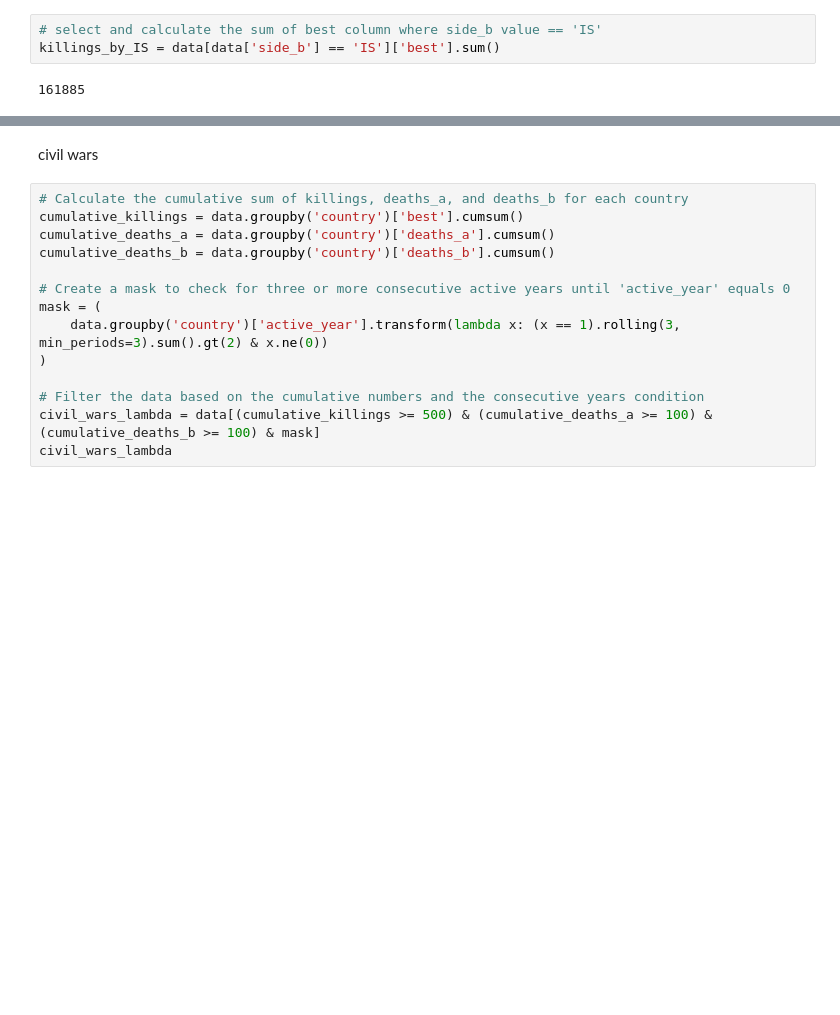
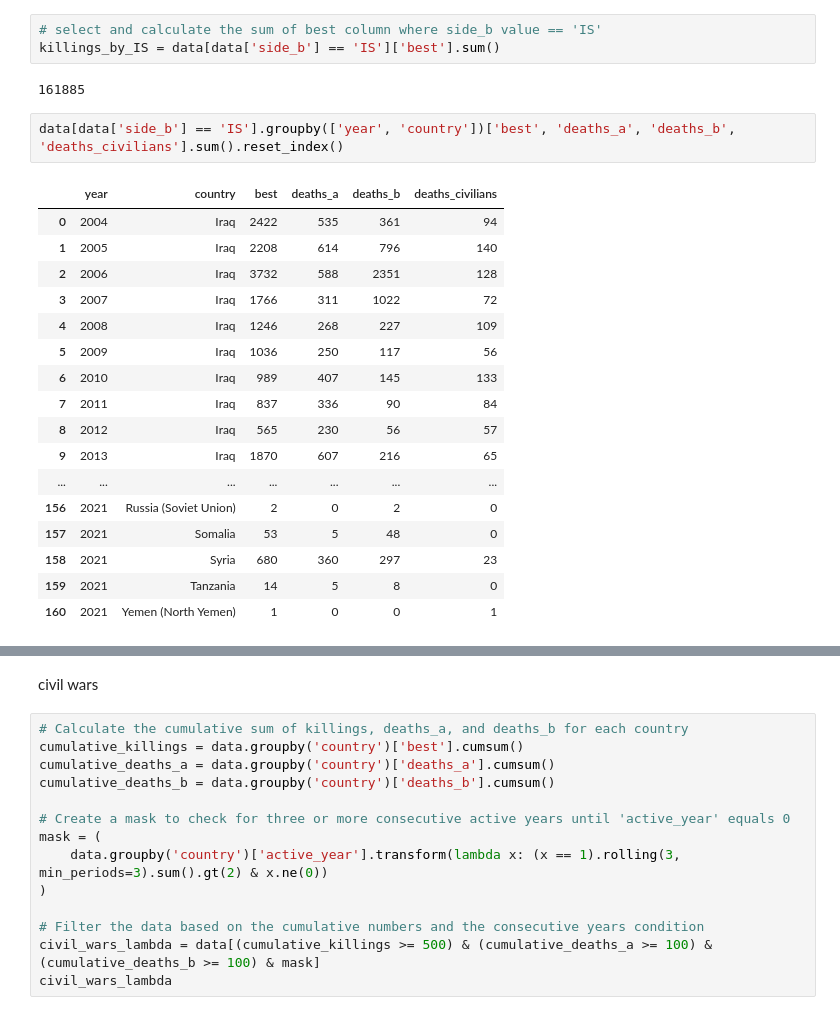
Before and after one commit to Joldon/political_violence, a Jupyter notebook: ged_event_21.ipynb, the cells around one changed output, grey strips where cells are left out. Cells and saved outputs as stored; diff of their text form; blank space fills up the shorter version.

```diff
--- a/ged_event_21.ipynb
+++ b/ged_event_21.ipynb
@@ -326,4 +342,24 @@ IS
 killings_by_IS = data[data['side_b'] == 'IS']['best'].sum()
 # %% [output]
 161885
+# %%
+data[data['side_b'] == 'IS'].groupby(['year', 'country'])['best', 'deaths_a', 'deaths_b', 'deaths_civilians'].sum().reset_index()
+# %% [output]
+|  | year | country | best | deaths_a | deaths_b | deaths_civilians |
+| 0 | 2004 | Iraq | 2422 | 535 | 361 | 94 |
+| 1 | 2005 | Iraq | 2208 | 614 | 796 | 140 |
+| 2 | 2006 | Iraq | 3732 | 588 | 2351 | 128 |
+| 3 | 2007 | Iraq | 1766 | 311 | 1022 | 72 |
+| 4 | 2008 | Iraq | 1246 | 268 | 227 | 109 |
+| 5 | 2009 | Iraq | 1036 | 250 | 117 | 56 |
+| 6 | 2010 | Iraq | 989 | 407 | 145 | 133 |
+| 7 | 2011 | Iraq | 837 | 336 | 90 | 84 |
+| 8 | 2012 | Iraq | 565 | 230 | 56 | 57 |
+| 9 | 2013 | Iraq | 1870 | 607 | 216 | 65 |
+| ... | ... | ... | ... | ... | ... | ... |
+| 156 | 2021 | Russia (Soviet Union) | 2 | 0 | 2 | 0 |
+| 157 | 2021 | Somalia | 53 | 5 | 48 | 0 |
+| 158 | 2021 | Syria | 680 | 360 | 297 | 23 |
+| 159 | 2021 | Tanzania | 14 | 5 | 8 | 0 |
+| 160 | 2021 | Yemen (North Yemen) | 1 | 0 | 0 | 1 |
 # %%
```
Also changed, not shown: parts of 3 cells of this notebook.
